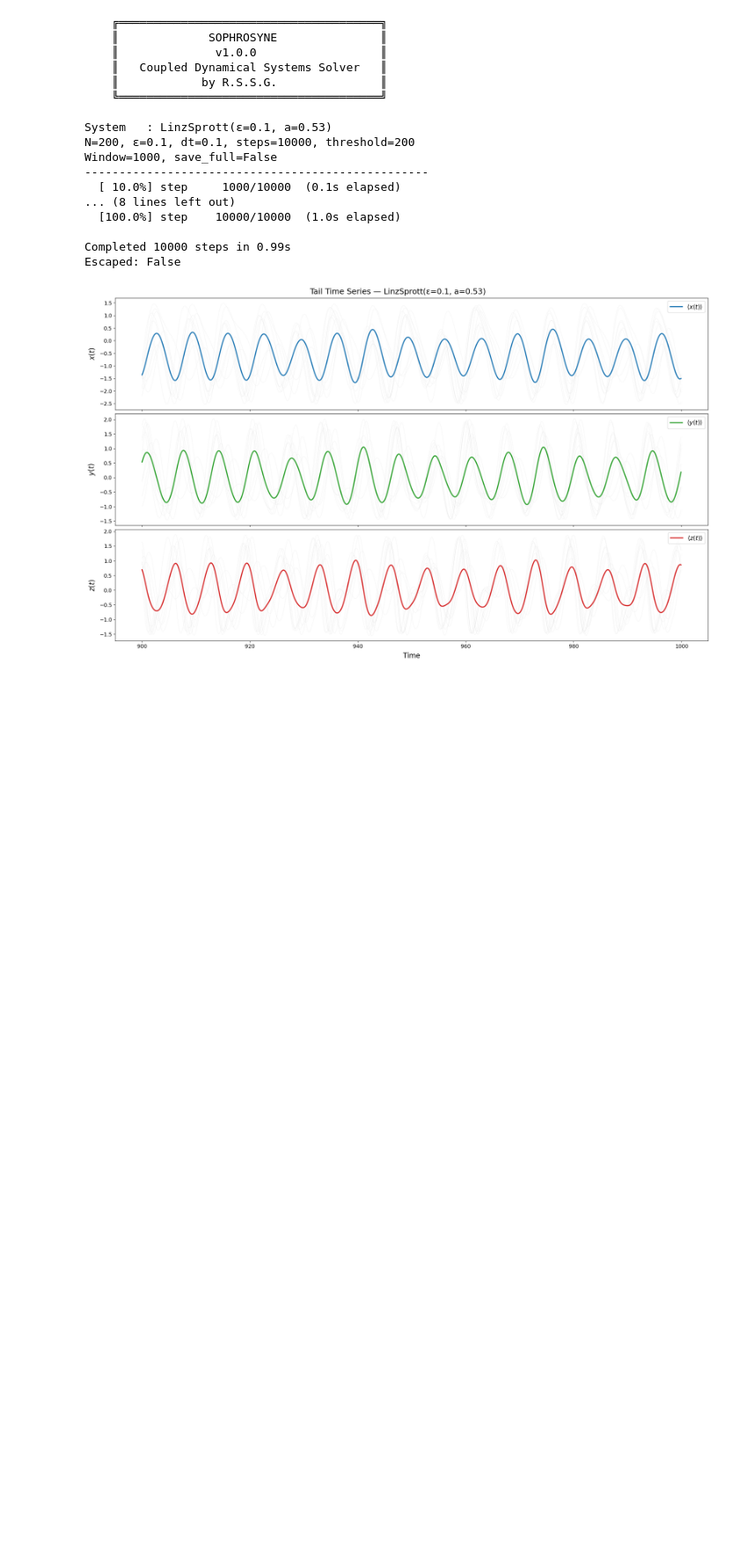
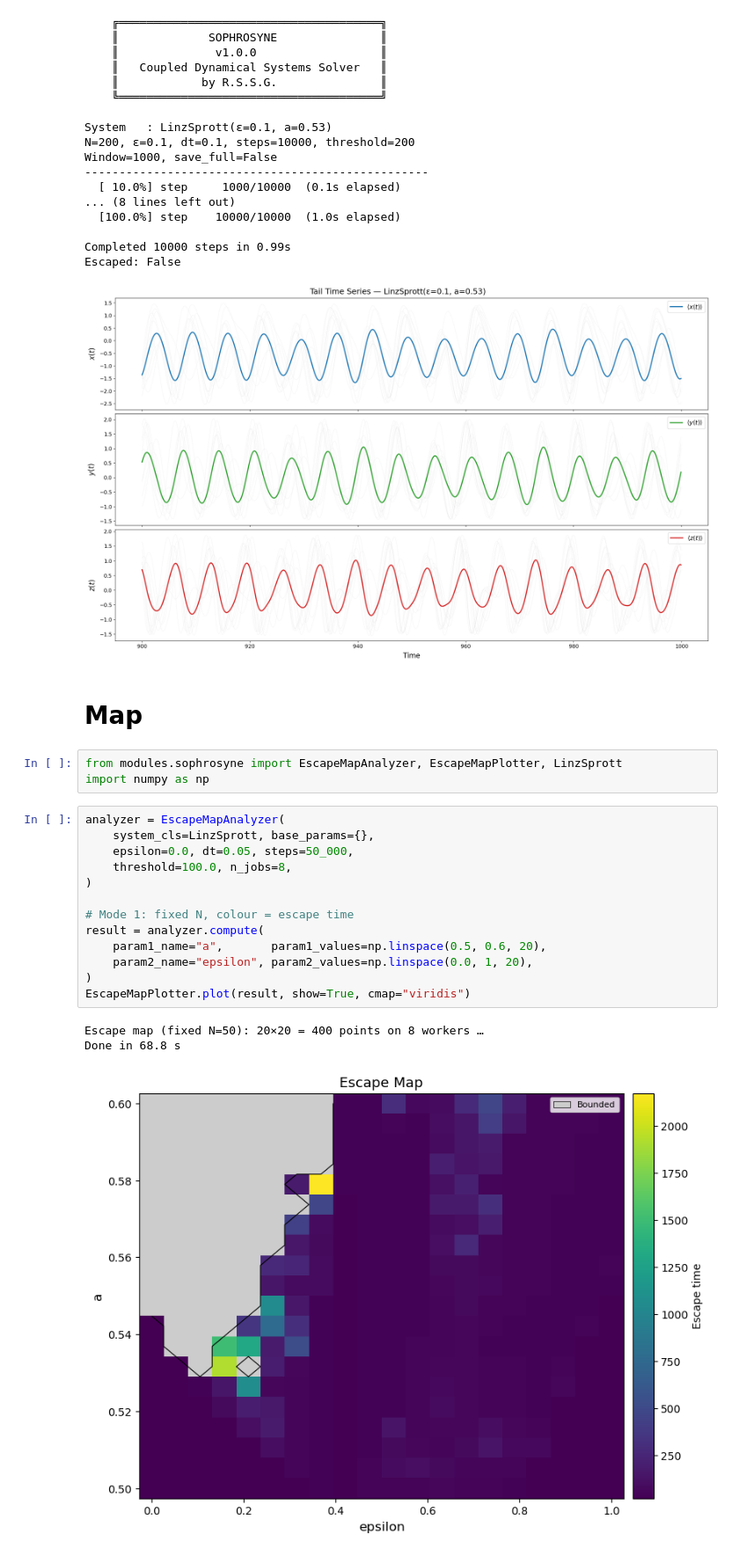
Before and after one commit to DaNameless/sophrosyne, a Jupyter notebook: code/notebooks/linz.ipynb, the cells around one changed output. Shown at 88% size. Cells and saved outputs as stored; diff of their text form; blank space fills up the shorter version.

```diff
--- a/code/notebooks/linz.ipynb
+++ b/code/notebooks/linz.ipynb
@@ -206,3 +206,25 @@ Window=1000, save_full=False
 Completed 10000 steps in 0.99s
 Escaped: False
 [figure]
+# %% [markdown]
+# Map
+# %%
+from modules.sophrosyne import EscapeMapAnalyzer, EscapeMapPlotter, LinzSprott
+import numpy as np
+# %%
+analyzer = EscapeMapAnalyzer(
+    system_cls=LinzSprott, base_params={},
+    epsilon=0.0, dt=0.05, steps=50_000,
+    threshold=100.0, n_jobs=8,
+)
+
+# Mode 1: fixed N, colour = escape time
+result = analyzer.compute(
+    param1_name="a",       param1_values=np.linspace(0.5, 0.6, 20),
+    param2_name="epsilon", param2_values=np.linspace(0.0, 1, 20),
+)
+EscapeMapPlotter.plot(result, show=True, cmap="viridis")
+# %% [output]
+Escape map (fixed N=50): 20×20 = 400 points on 8 workers …
+Done in 68.8 s
+[figure, added]
```
Also changed, not shown: parts of 7 cells of this notebook, 5 other files.
